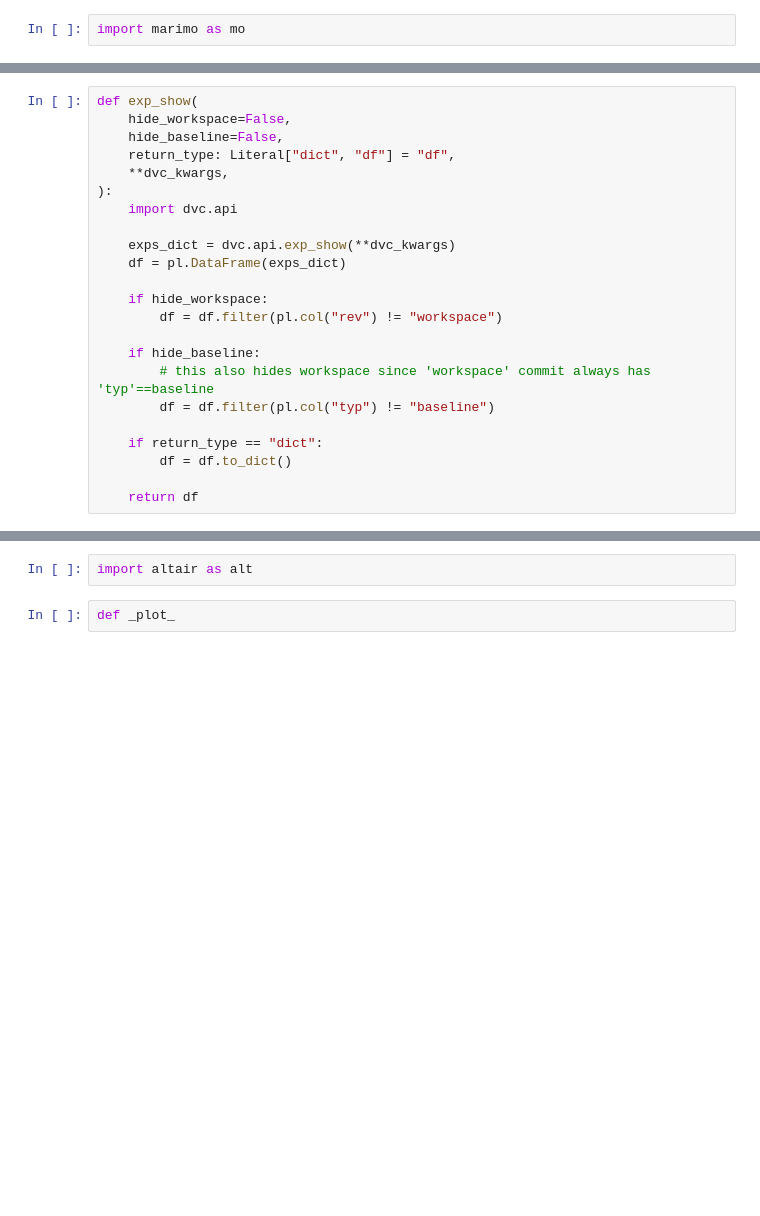
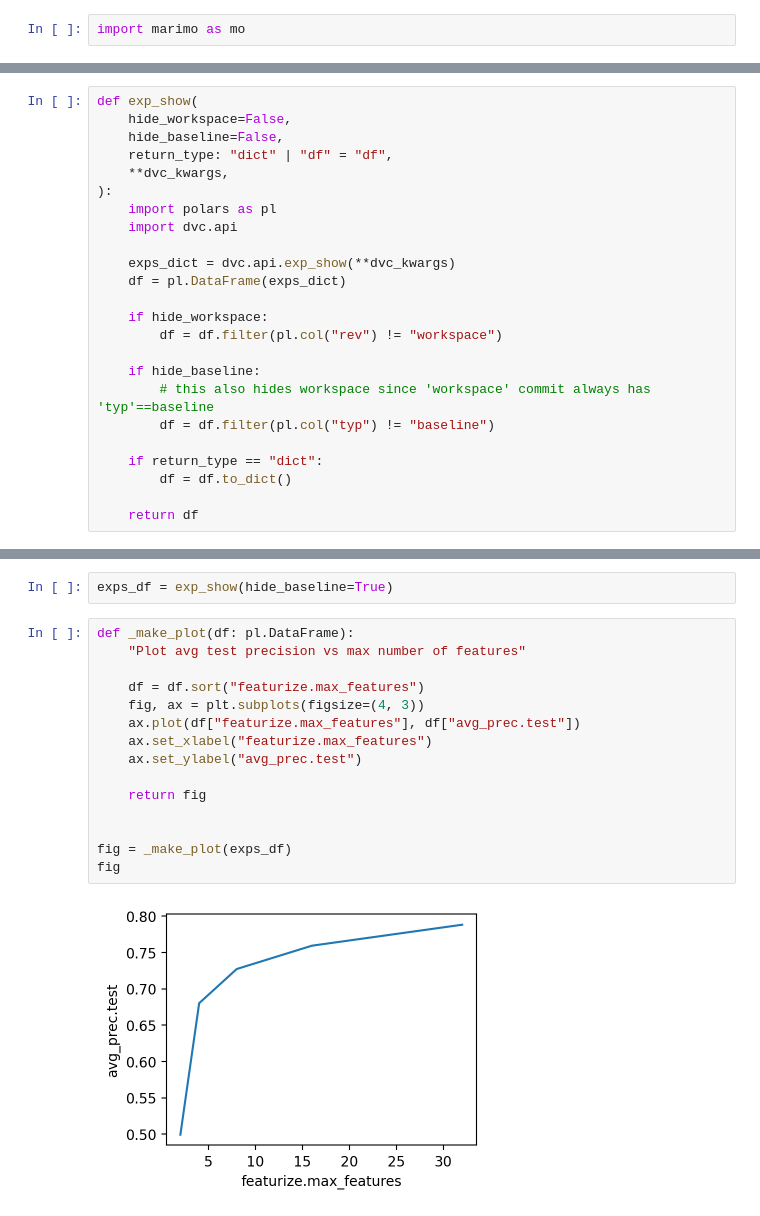
Before and after one commit to rayhagimoto/nested-dvc-test, a Jupyter notebook: examples/cool-example-1/notebooks/__marimo__/interactive.ipynb, the cells around one changed output, grey strips where cells are left out. Cells and saved outputs as stored; diff of their text form; blank space fills up the shorter version.

```diff
--- a/examples/cool-example-1/notebooks/__marimo__/interactive.ipynb
+++ b/examples/cool-example-1/notebooks/__marimo__/interactive.ipynb
@@ -8,9 +8,10 @@ import polars as pl
 def exp_show(
     hide_workspace=False,
     hide_baseline=False,
-    return_type: Literal["dict", "df"] = "df",
+    return_type: "dict" | "df" = "df",
     **dvc_kwargs,
 ):
+    import polars as pl
     import dvc.api
 
     exps_dict = dvc.api.exp_show(**dvc_kwargs)
@@ -35,6 +36,21 @@ exps_df
 # %% [output]
 [interactive output not drawn]
-# %%
-import altair as alt
-# %%
-def _plot_
+# %%
+exps_df = exp_show(hide_baseline=True)
+# %%
+def _make_plot(df: pl.DataFrame):
+    "Plot avg test precision vs max number of features"
+
+    df = df.sort("featurize.max_features")
+    fig, ax = plt.subplots(figsize=(4, 3))
+    ax.plot(df["featurize.max_features"], df["avg_prec.test"])
+    ax.set_xlabel("featurize.max_features")
+    ax.set_ylabel("avg_prec.test")
+
+    return fig
+
+
+fig = _make_plot(exps_df)
+fig
+# %% [output]
+[figure, added]
```
Also changed, not shown: parts of 6 cells of this notebook, 8 other files.
